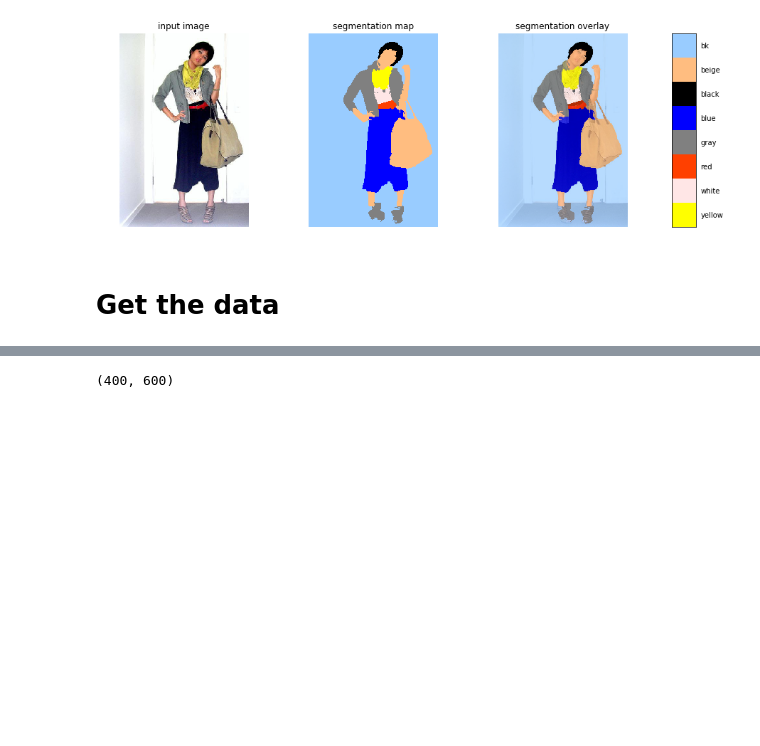
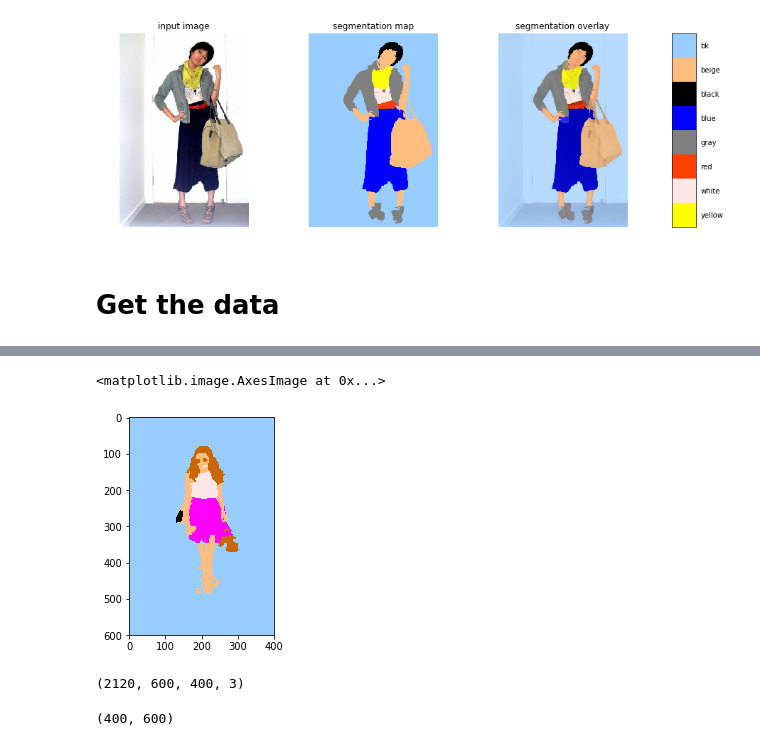
Before and after one commit to suzukiry/unet_fashion_parsing, a Jupyter notebook: unet_fashion_parsing.ipynb, the cells around one changed output, grey strips where cells are left out. Cells and saved outputs as stored; diff of their text form; code cells hidden in the pictures; blank space fills up the shorter version.

```diff
--- a/unet_fashion_parsing.ipynb
+++ b/unet_fashion_parsing.ipynb
@@ -278,0 +316,5 @@ ValueError: Field names only allowed for compound types
+# %%
+REF_CODE='0G'
+# %%
+col=f['#refs#'][REF_CODE]['color_label'][:]
+seg=f['#refs#'][REF_CODE]['segmentation'][:]
@@ -278,0 +339,11 @@ ValueError: Field names only allowed for compound types
+# %%
+# image with color ID
+col_seg = []
+
+for row in seg.copy():
+    for col_i in row:
+        col_seg.append(int(col[0][int(col_i)])-1)
+
+
+col_seg = np.array(col_seg)
+col_seg = col_seg.reshape(400,600)
@@ -278,0 +368,6 @@ ValueError: Field names only allowed for compound types
+# %%
+seg_image = label_to_color_image(col_seg.T).astype(np.uint8)
+plt.imshow(seg_image)
+# %% [output]
+<matplotlib.image.AxesImage at 0x...>
+[figure, added]
@@ -279,3 +386,7 @@ ValueError: Field names only allowed for compound types
+# %%
+X_train.shape
+# %% [output]
+(2120, 600, 400, 3)
 # %%
 mask = np.zeros((IMG_HEIGHT, IMG_WIDTH, 1), dtype=np.bool)
     mask_ = mask
```
Also changed, not shown: parts of 17 cells of this notebook.
